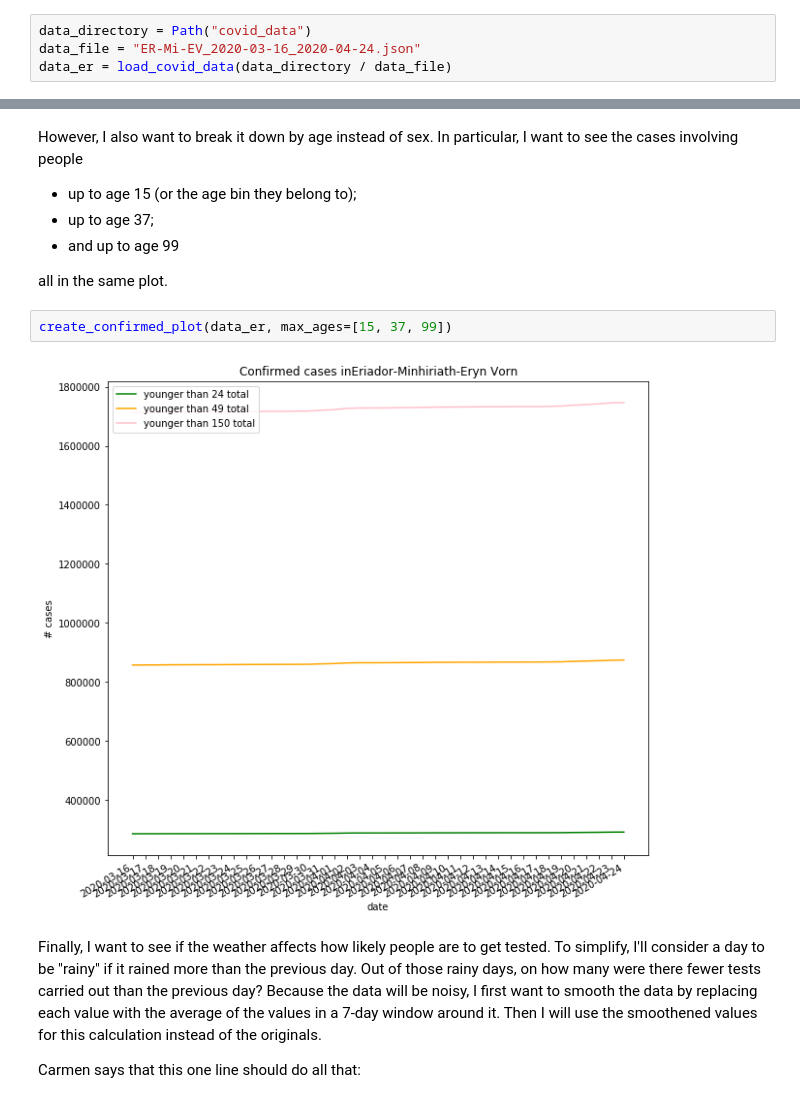
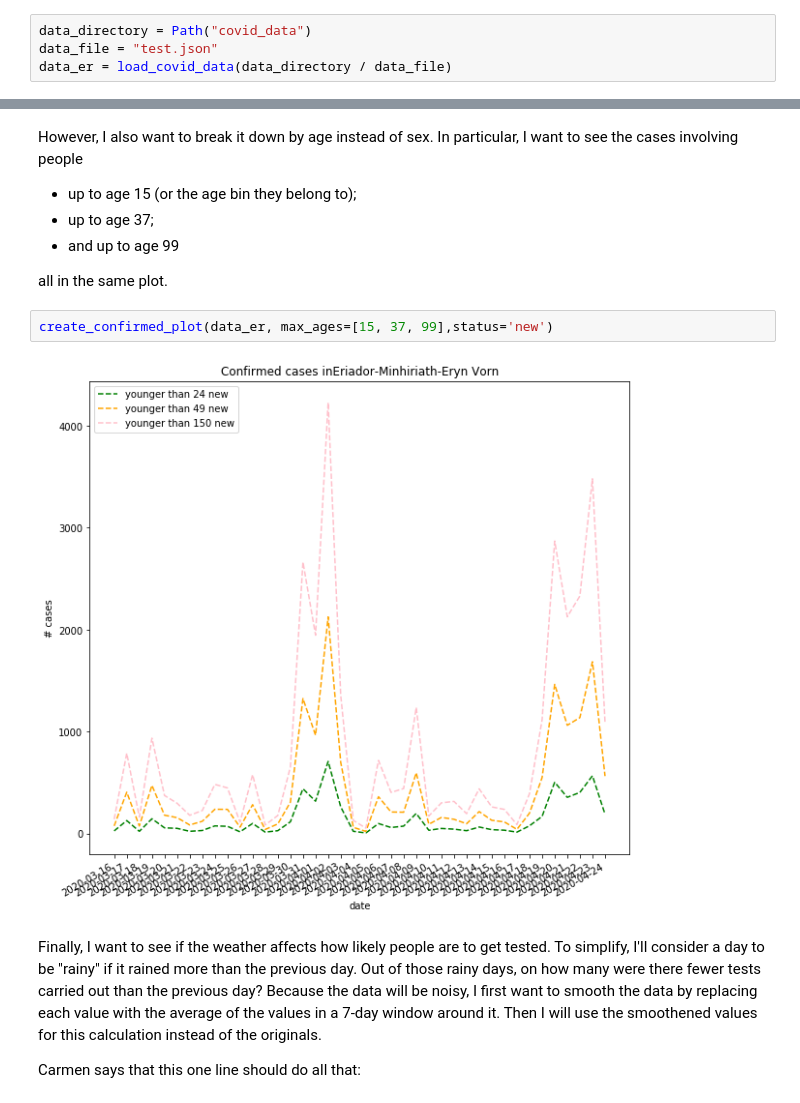
Before and after one commit to HongruiShi/Covid_Data_Project, a Jupyter notebook: Jim.ipynb, the cells around one changed output, grey strips where cells are left out. Saved outputs shown, nothing was run; the diff lists cells and outputs as text.

```diff
--- a/Jim.ipynb
+++ b/Jim.ipynb
@@ -12,5 +12,5 @@ from process_covid import (load_covid_data,
 The data for each area is held in a specific file. Start by loading it in.
 # %%
 data_directory = Path("covid_data")
-data_file = "ER-Mi-EV_2020-03-16_2020-04-24.json"
+data_file = "test.json"
 data_er = load_covid_data(data_directory / data_file)
@@ -69,9 +91,9 @@ However, I also want to break it down by age instead of sex. In particular, I wa
 
 all in the same plot.
 # %%
-create_confirmed_plot(data_er, max_ages=[15, 37, 99])
+create_confirmed_plot(data_er, max_ages=[15, 37, 99],status='new')
 # %% [output]
-[figure, old version]
+[figure, new version]
 # %% [markdown]
 Finally, I want to see if the weather affects how likely people are to get tested. To simplify, I'll consider a day to be "rainy" if it rained more than the previous day. Out of those rainy days, on how many were there fewer tests carried out than the previous day? Because the data will be noisy, I first want to smooth the data by replacing each value with the average of the values in a 7-day window around it. Then I will use the smoothened values for this calculation instead of the originals.
 
```
Also changed, not shown: parts of 4 cells of this notebook, 4 other files.
